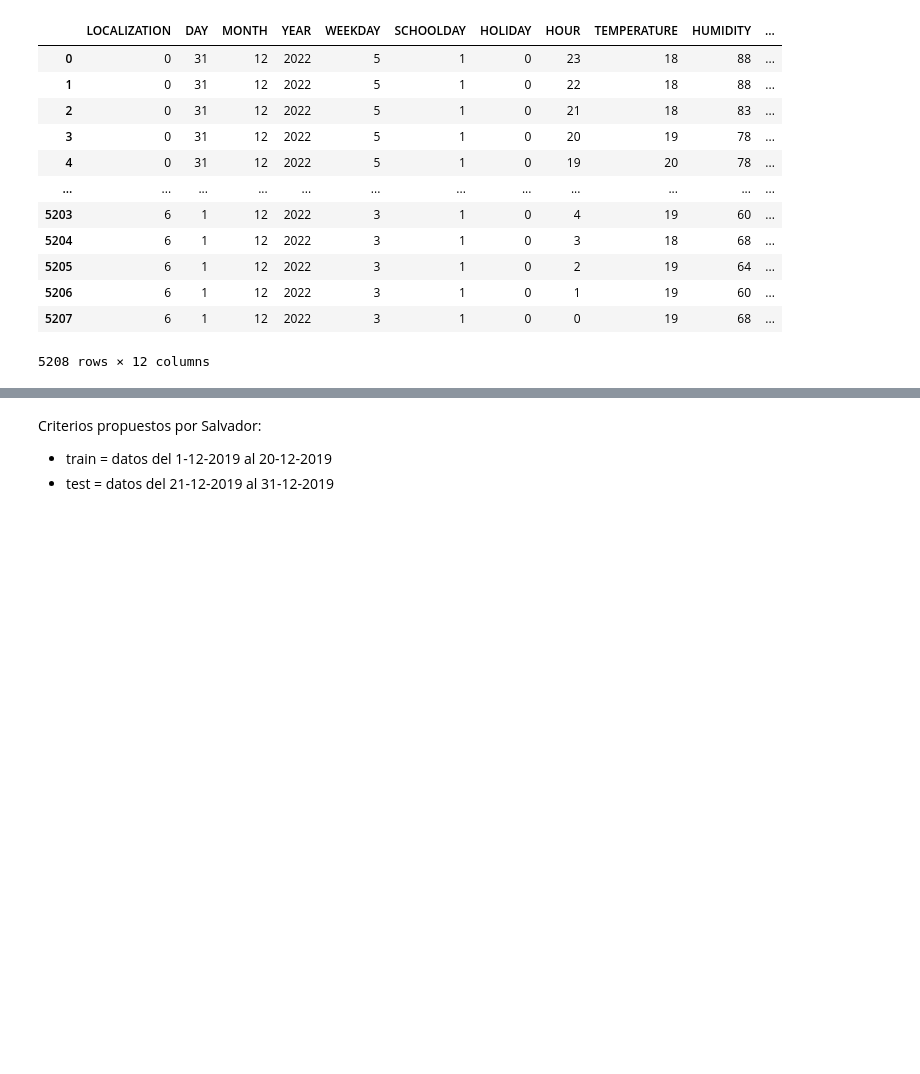
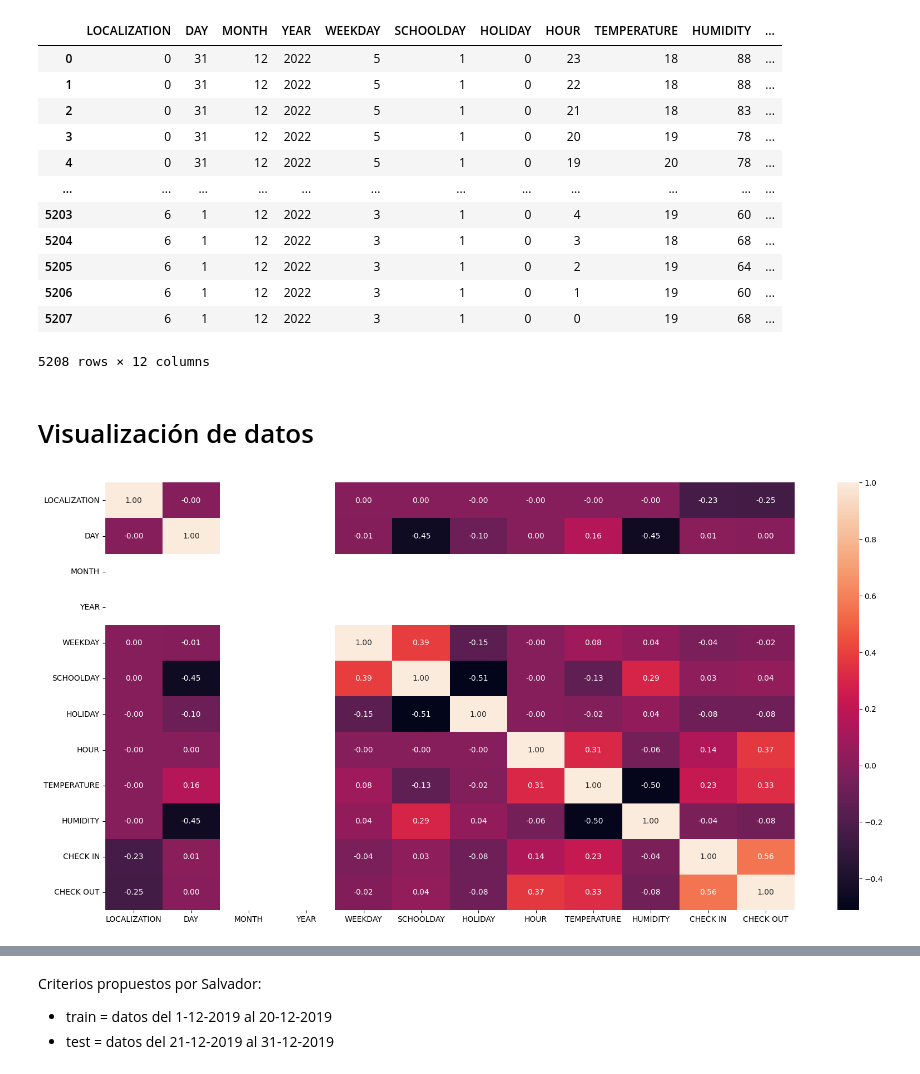
Before and after one commit to IgnacioBarb/Actividades-SNS, a Jupyter notebook: Actividad 3.9 - SAGULPA/V2 - Creacion del modelo/modelo.ipynb, the cells around one changed output, grey strips where cells are left out. Cells and saved outputs as stored; diff of their text form; code cells hidden in the pictures; blank space fills up the shorter version.

Commit message:
+ visualizacion de datos y correccion ortografica

```diff
--- a/Actividad 3.9 - SAGULPA/V2 - Creacion del modelo/modelo.ipynb
+++ b/Actividad 3.9 - SAGULPA/V2 - Creacion del modelo/modelo.ipynb
@@ -53,3 +53,5 @@ data22
 | 5206 | 6 | 1 | 12 | 2022 | 3 | 1 | 0 | 1 | 19 | 60 | ... |
 | 5207 | 6 | 1 | 12 | 2022 | 3 | 1 | 0 | 0 | 19 | 68 | ... |
 5208 rows × 12 columns
+# %% [markdown]
+# Visualización de datos
@@ -55,0 +61,7 @@ data22
+# %%
+#2019
+fig, ax = plt.subplots(figsize=(20,10))
+sns.heatmap(data19.corr(), annot=True, fmt=".2f")
+plt.show()
+# %% [output]
+[figure, added]
```
Also changed, not shown: parts of 14 cells of this notebook.
